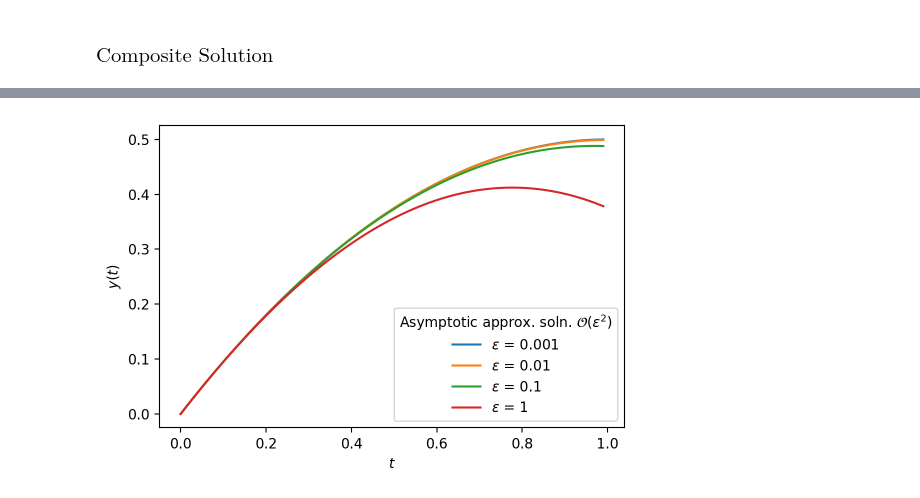
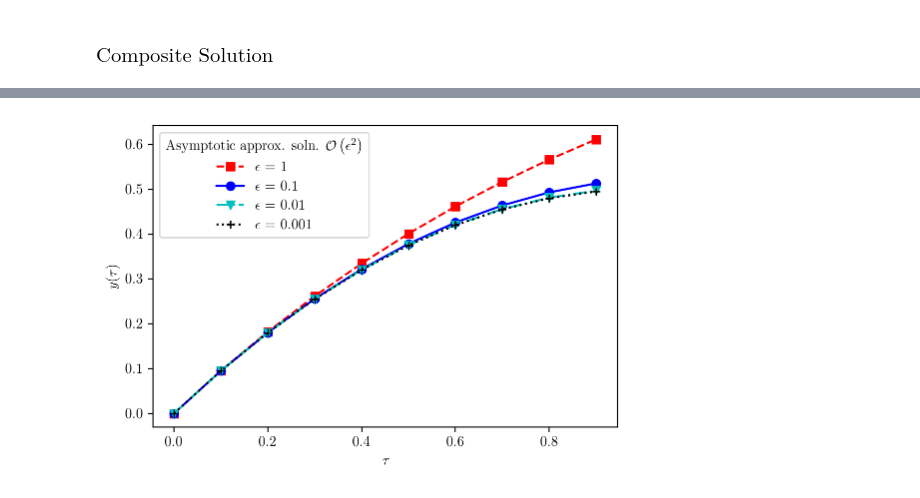
Before and after one commit to 7deeptide/Droplet_electro-bounce, a Jupyter notebook: src/asymptotic.ipynb, the cells around one changed output, grey strips where cells are left out. Saved outputs shown, nothing was run; the diff lists cells and outputs as text; code cells hidden in the pictures.

```diff
--- a/src/asymptotic.ipynb
+++ b/src/asymptotic.ipynb
@@ -27,5 +80,2 @@ the_series
-# %%
-by_order = sym.collect(the_series, eps, evaluate=False)
-y0, y1, y2 = sym.symbols('y0 y1 y2', cls=sym.Function)
 # %% [markdown]
 ### $\mathcal{O} \left( 1 \right) \mbox{Solution}$
@@ -36,8 +86,8 @@ by_order[1]
 # %%
-eqn = sym.Eq(1 + y0(t).diff(t,t))
-soln0 = sym.dsolve(eqn, y0(t))
-constants = sym.solve([soln0.rhs.subs(t,0) - 0, \
-                      soln0.rhs.diff(t,1).subs(t,0) - 1])
+eqn = sym.Eq(by_order[1].removeO())    #1 + y0(tau).diff(tau, tau))
+soln0 = sym.dsolve(eqn, y0)
+constants = sym.solve([soln0.rhs.subs(tau,0) - 0, \
+                      soln0.rhs.diff(tau).subs(tau,0) - 1])
 C1, C2 = sym.symbols('C1 C2')
 soln0 = soln0.subs(constants)
 soln0
@@ -68,8 +124,12 @@ by_order[eps**2]
 # %%
-eqn = sym.Eq(y2(t).diff(t,t) - (soln0.rhs)**2  + y1(t))
-soln2 = sym.dsolve(eqn, y2(t))
-constants = sym.solve([soln2.rhs.subs(t,0) - 0, \
-                      soln2.rhs.diff(t,1).subs(t,0) - 0])
+try:
+    eqn = sym.Eq(by_order[eps**2].replace(y1, soln1.rhs).replace(y0, soln0.rhs))
+except NameError:
+    eqn = sym.Eq(by_order[eps**2].replace(y1, soln1.rhs))
+
+soln2 = sym.dsolve(eqn, y2)
+constants = sym.solve([soln2.rhs.subs(tau,0) - 0, \
+                      soln2.rhs.diff(tau,1).subs(tau,0) - 0])
 C1, C2 = sym.symbols('C1 C2')
 soln2 = soln2.subs(constants)
 sym.factor(soln2)
@@ -79,6 +141,9 @@ sym.factor(soln2)
 ### $\mbox{Composite Solution}$
 # %%
 y_comp = sym.symbols('y_{comp}', cls=sym.Function)
-y_comp = sym.Eq(y_comp, soln0.rhs + eps*soln1.rhs) # + eps**2*soln2.rhs)
+try:
+    y_comp = sym.Eq(y_comp, soln0.rhs + eps*soln1.rhs + eps**2*soln2.rhs) # + eps**2*soln2.rhs)
+except NameError:
+    y_comp = sym.Eq(y_comp, eps*soln1.rhs + eps**2*soln2.rhs) # + eps**2*soln2.rhs)
 y_comp
 # %% [output]
@@ -88,21 +153,24 @@ y_comp
 # %%
 import matplotlib.pyplot as plt
 import numpy as np
 import scipy as sp
 
 %config InlineBackend.figure_format = 'retina'
+plt.rc('text', usetex=True)
+plt.rc('font', family='serif')
 
-eps_val = [.001, .01, .1, 1]
-tt = sp.arange(0,1,0.01)
+eps_val = [.001, .01, .1, 1][::-1]
+linestyle = ['rs--', 'bo-', 'cv-.', 'k+:']
+tt = sp.arange(0,1,0.1)
 
 plt.figure(figsize=(6, 4), dpi=100)
-for vals in eps_val:
-    y_compP = sym.lambdify(t, y_comp.rhs.subs(eps, vals), 'numpy')
-    plt.plot(tt, y_compP(tt), label='$\epsilon$ = {}'.format(vals))
+for keys, vals in enumerate(eps_val):
+    y_compP = sym.lambdify(tau, y_comp.rhs.subs(eps, vals), 'numpy')
+    plt.plot(tt, y_compP(tt), linestyle[keys],label='$\epsilon$ = {}'.format(vals))
 
-plt.ylabel(r'$y(t)$')
-plt.xlabel(r'$t$')
+plt.ylabel(r'$y(\tau)$')
+plt.xlabel(r'$\tau$')
 plt.legend(title = r'Asymptotic approx. soln. $\mathcal{O} \left( \epsilon^2 \right)$')
 plt.show()
 # %% [output]
-[figure, old version]
+[figure, new version]
```
Also changed, not shown: parts of 20 cells of this notebook, 5 other files.
